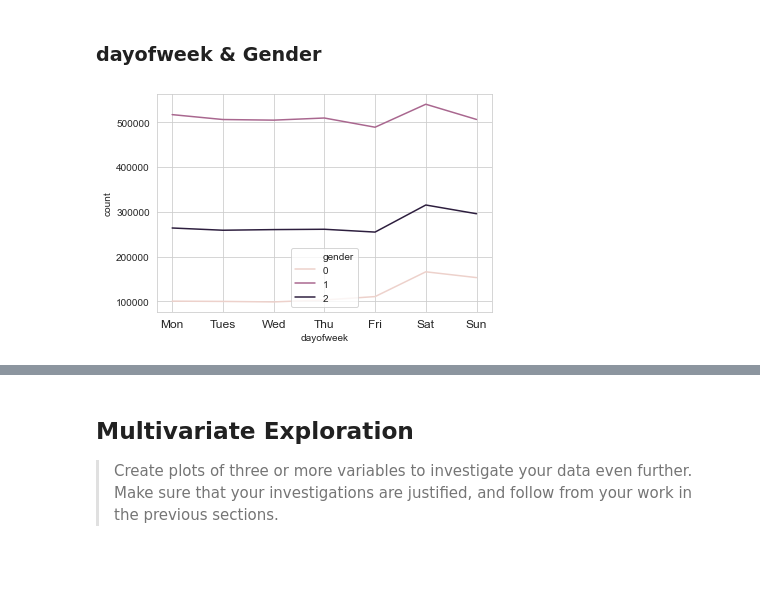
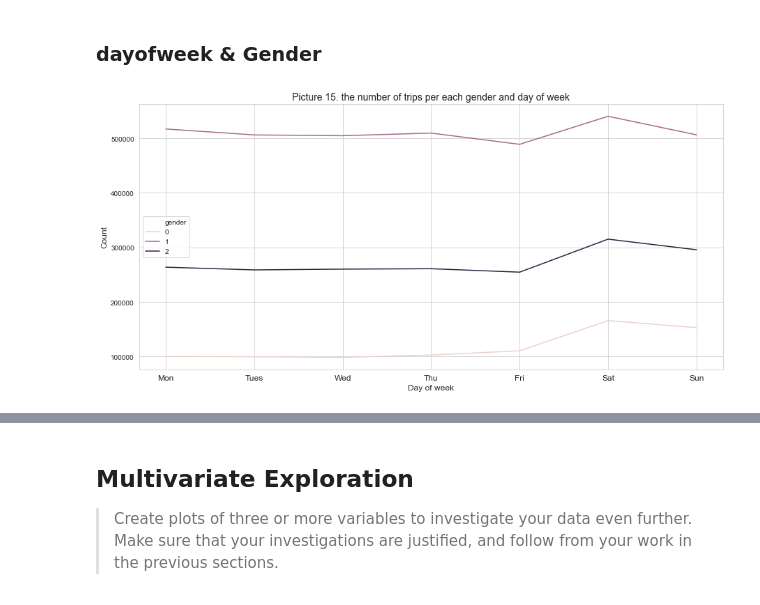
Before and after one commit to Aete/DAND_data_visualization, a Jupyter notebook: exploration_template.ipynb, the cells around one changed output, grey strips where cells are left out. Drawn from its saved outputs; the diff is of its cells as text; code cells hidden in the pictures; blank space fills up the shorter version.

```diff
--- a/exploration_template.ipynb
+++ b/exploration_template.ipynb
@@ -66,0 +117,3 @@ memory usage: 723.0+ MB
+# %%
+# remove records where birth year were less than 1920
+df_bike = df_bike.loc[df_bike['birth year']>1920]
@@ -74,3 +133,8 @@ df_bike['dayofweek'] = df_bike['starttime'].dt.dayofweek
+# %%
+# extract features from the columns
+df_bike['dayofweek'] = df_bike['starttime'].dt.dayofweek
+df_bike['starthour'] = df_bike['starttime'].dt.hour
+df_bike['stophour'] = df_bike['stoptime'].dt.hour
 # %%
 df_bike.head()
 # %% [output]
@@ -338,7 +507,11 @@ df_bike_count = df_bike.groupby(['dayofweek',
                                                           'gender',
                                                           'tripduration']].rename(columns={'tripduration':'count'})
 # %%
+plt.figure(figsize=(15,7))
+plt.title('Picture 15. the number of trips per each gender and day of week', fontsize=14);
 sns.lineplot(data=df_bike_count, x='dayofweek', y='count', hue='gender');
 plt.xticks(ticks = [0,1,2,3,4,5,6], labels = ['Mon','Tues','Wed','Thu','Fri','Sat','Sun'],fontsize='12');
+plt.xlabel('Day of week', fontsize=12);
+plt.ylabel('Count', fontsize=12);
 # %% [output]
-[figure, old version]
+[figure, new version]
```
Also changed, not shown: parts of 76 cells of this notebook.
